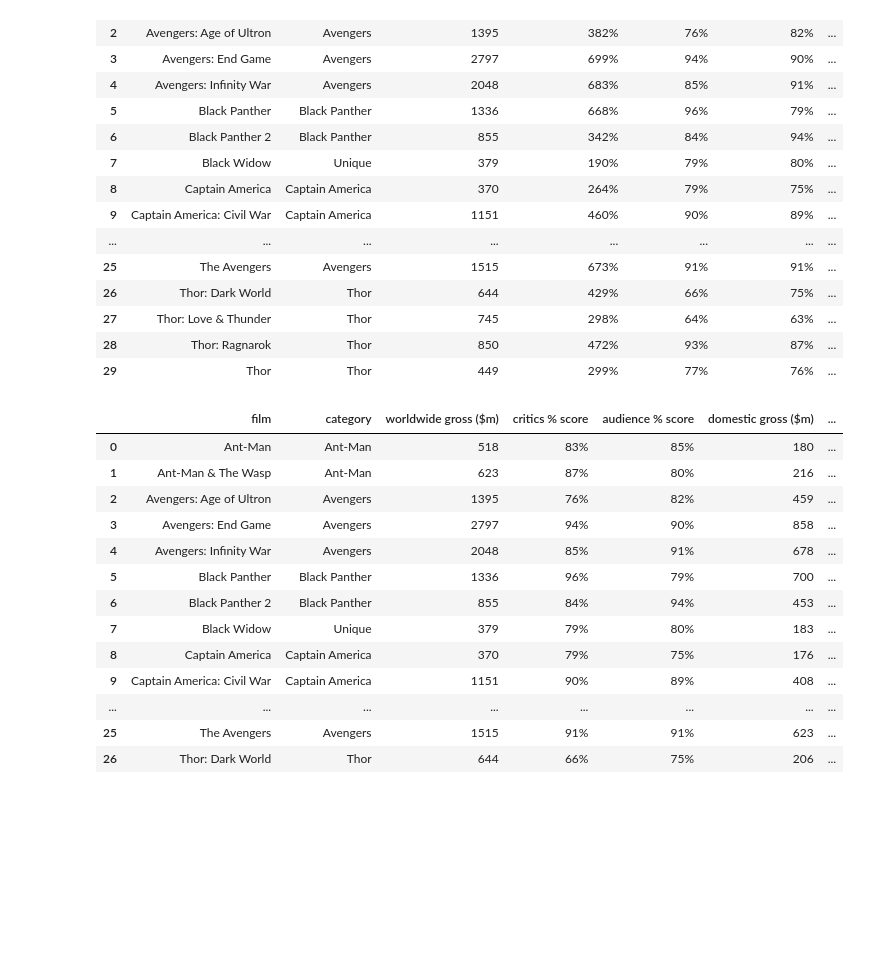
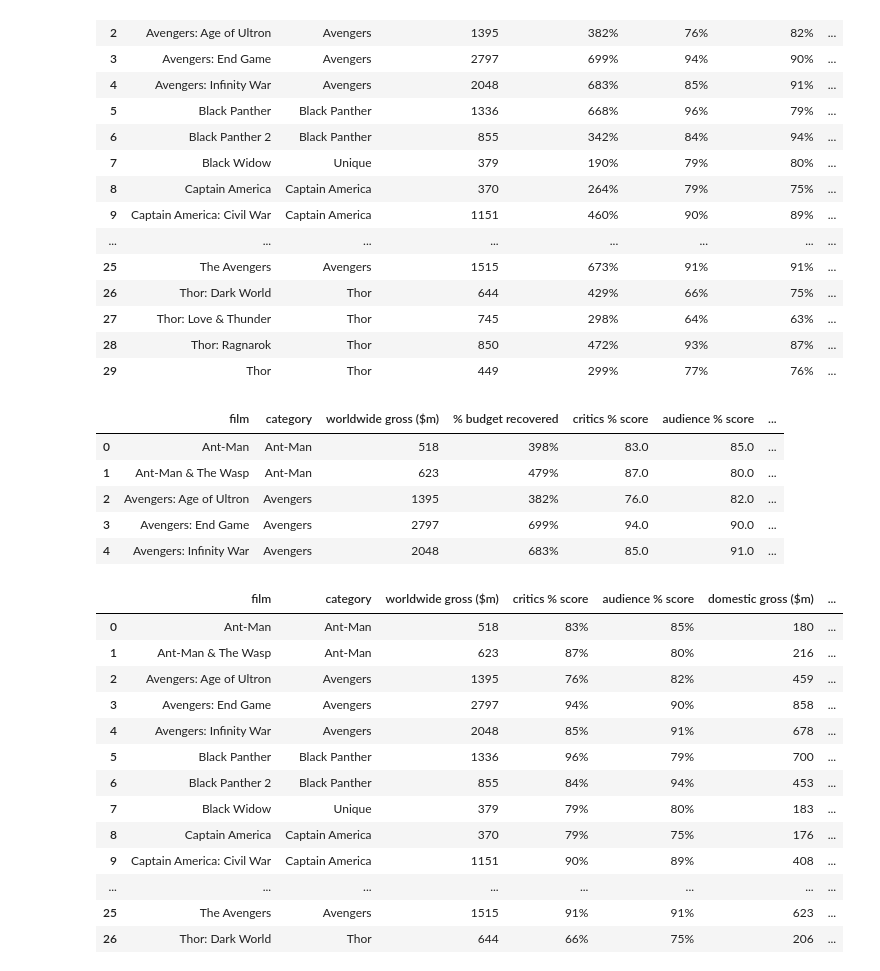
Before and after one commit to jdyiga10/project1-2023, a Jupyter notebook: andrew_work.ipynb, the cells around one changed output. Drawn from its saved outputs; the diff is of its cells as text; code cells hidden in the pictures; blank space fills up the shorter version.

```diff
--- a/andrew_work.ipynb
+++ b/andrew_work.ipynb
@@ -27,6 +27,19 @@ MCU_df
 | 27 | Thor: Love & Thunder | Thor | 745 | 298% | 64% | 63% | ... |
 | 28 | Thor: Ragnarok | Thor | 850 | 472% | 93% | 87% | ... |
 | 29 | Thor | Thor | 449 | 299% | 77% | 76% | ... |
+# %%
+#Convert % columns to floats
+MCU_df_1 = MCU_df
+MCU_df_1["critics % score"] = MCU_df_1["critics % score"].str.rstrip('%').astype(float)
+MCU_df_1["audience % score"] = MCU_df_1["audience % score"].str.rstrip('%').astype(float)
+MCU_df_1.head()
+# %% [output]
+|  | film | category | worldwide gross ($m) | % budget recovered | critics % score | audience % score | ... |
+| 0 | Ant-Man | Ant-Man | 518 | 398% | 83.0 | 85.0 | ... |
+| 1 | Ant-Man & The Wasp | Ant-Man | 623 | 479% | 87.0 | 80.0 | ... |
+| 2 | Avengers: Age of Ultron | Avengers | 1395 | 382% | 76.0 | 82.0 | ... |
+| 3 | Avengers: End Game | Avengers | 2797 | 699% | 94.0 | 90.0 | ... |
+| 4 | Avengers: Infinity War | Avengers | 2048 | 683% | 85.0 | 91.0 | ... |
 # %%
 #Isolate the desired data
 reviews_df = MCU_df[["film", "category", "worldwide gross ($m)", "critics % score", "audience % score", "domestic gross ($m)", "international gross ($m)"]]
```
Also changed, not shown: parts of 2 cells of this notebook.
